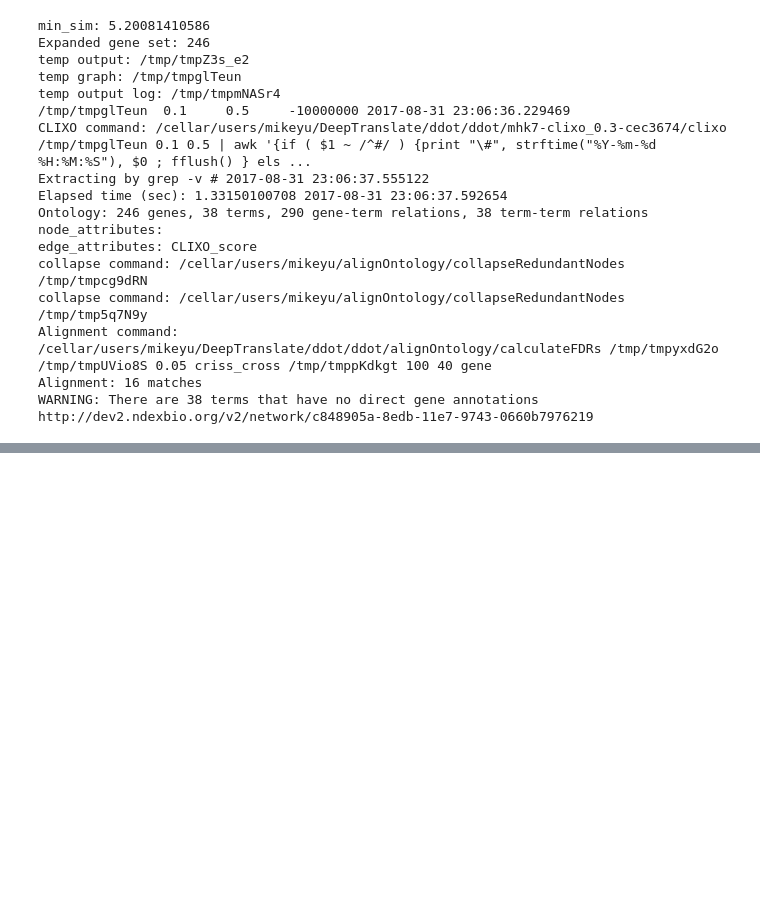
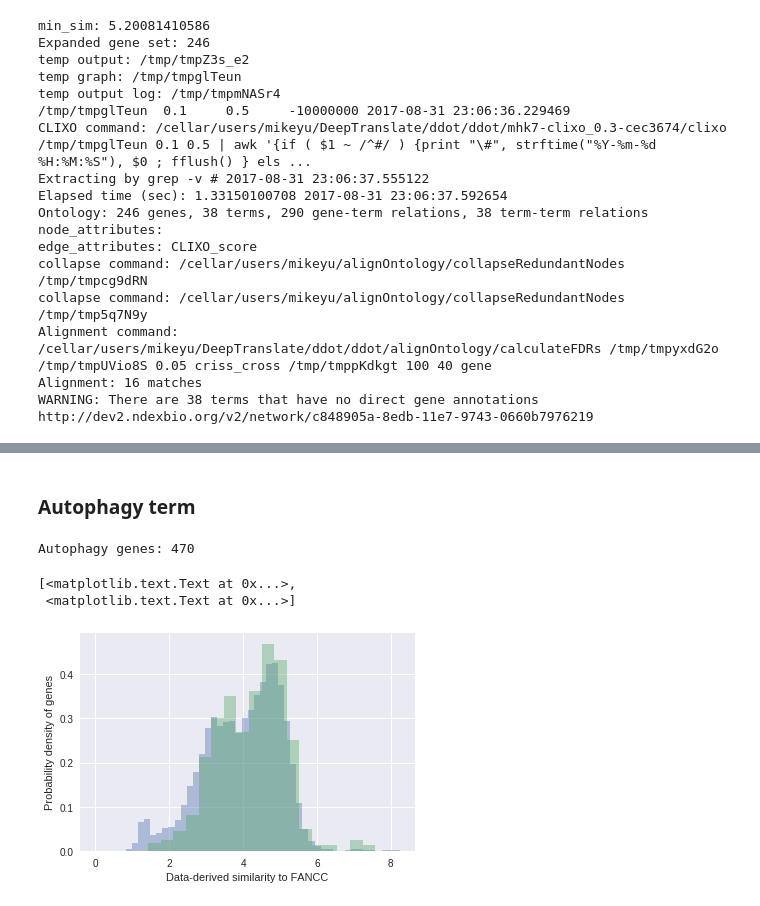
Before and after one commit to michaelkyu/ddot, a Jupyter notebook: examples/Construct_Fanconi_Anemia_Gene_Ontology.ipynb, the cells around one changed output, grey strips where cells are left out. Saved outputs shown, nothing was run; the diff lists cells and outputs as text; code cells hidden in the pictures; blank space fills up the shorter version.

```diff
--- a/examples/Construct_Fanconi_Anemia_Gene_Ontology.ipynb
+++ b/examples/Construct_Fanconi_Anemia_Gene_Ontology.ipynb
@@ -113,0 +233,18 @@ http://dev2.ndexbio.org/v2/network/c848905a-8edb-11e7-9743-0660b7976219
+# %%
+sim_names_2_index = ddot.make_index(sim_names)
+doramapimod_targets = ['MAPK14']
+
+# for g in ['MAPK14', 'SIRT1']:
+print '--------------\nDORAMAPIMOD\n----------------'
+for g in doramapimod_targets:
+    print g, expand_results['sim_2_seed'][sim_names_2_index[g]]
+print '--------------\nDANAZOL\n--------------------'
+for g in danazol_targets:
+    if sim_names_2_index.has_key(g):
+        print g, expand_results['sim_2_seed'][sim_names_2_index[g]]
+    else:
+        print g, None
+print '--------------\nRESVERATROL\n--------------------'
+for prot in resveratrol_targets:
+    g = uniprot_2_symbol[prot]
+    print g, expand_results['sim_2_seed'][sim_names_2_index[g]]
@@ -113,0 +341,2 @@ http://dev2.ndexbio.org/v2/network/c848905a-8edb-11e7-9743-0660b7976219
+# %%
+sim_df = pd.DataFrame(sim, columns=sim_names, index=sim_names)
@@ -113,0 +349,14 @@ http://dev2.ndexbio.org/v2/network/c848905a-8edb-11e7-9743-0660b7976219
+# %% [markdown]
+### Autophagy term
+# %%
+# Autophagy term
+print 'Autophagy genes:', len([go_human.genes[g] for g in go_human.term_2_gene['GO:0006914']])
+fig = plt.figure(figsize=(6, 4))
+ax = sns.distplot(sim_df['FANCC'], kde=False, norm_hist=True)
+ax = sns.distplot(sim_df.loc[[go_human.genes[g] for g in go_human.term_2_gene['GO:0006914']], 'FANCC'].dropna(), kde=False, norm_hist=True)
+ax.set(xlabel='Data-derived similarity to FANCC', ylabel='Probability density of genes')
+# %% [output]
+Autophagy genes: 470
+[<matplotlib.text.Text at 0x...>,
+ <matplotlib.text.Text at 0x...>]
+[figure, added]
```
Also changed, not shown: parts of 49 cells of this notebook, 3 other files.
